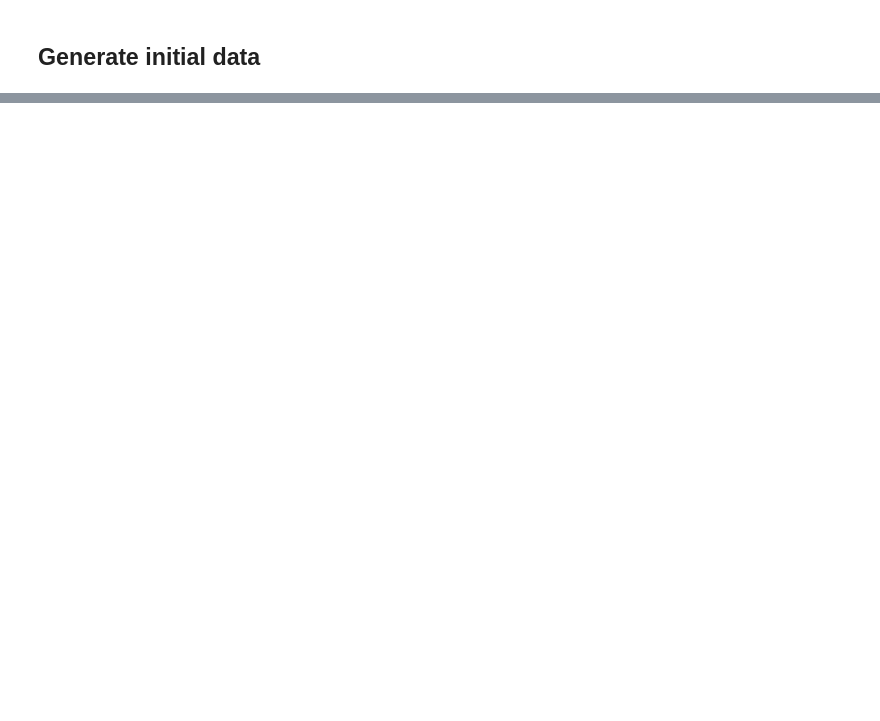
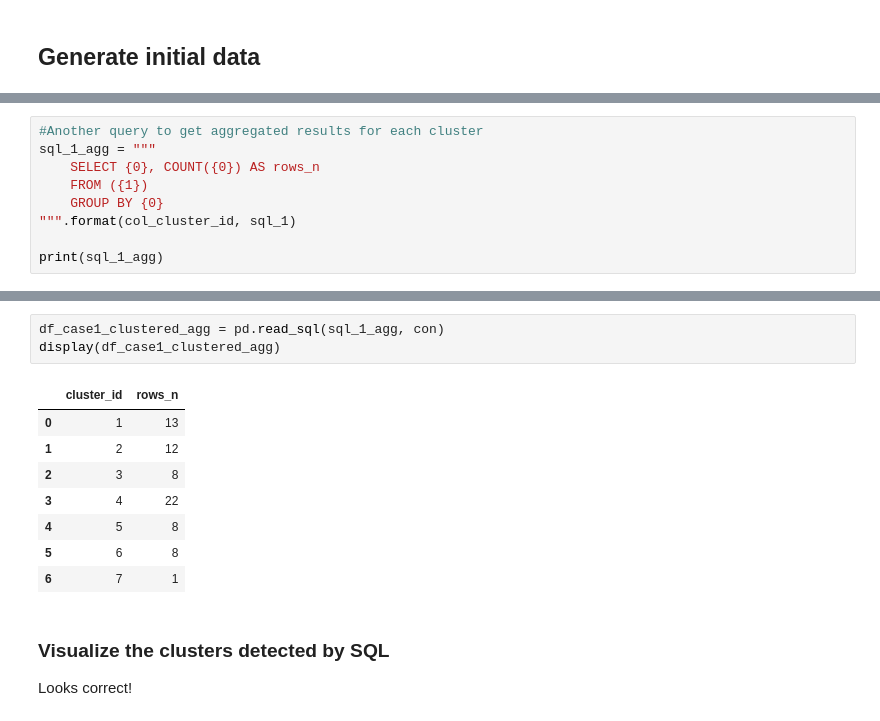
Before and after one commit to mikaelahonen/sql-clustering, a Jupyter notebook: sql-clustering.ipynb, the cells around one changed output, grey strips where cells are left out. Drawn from its saved outputs; the diff is of its cells as text; blank space fills up the shorter version.

```diff
--- a/sql-clustering.ipynb
+++ b/sql-clustering.ipynb
@@ -149,0 +286,9 @@ pass
+# %%
+#Another query to get aggregated results for each cluster
+sql_1_agg = """
+    SELECT {0}, COUNT({0}) AS rows_n
+    FROM ({1})
+    GROUP BY {0}
+""".format(col_cluster_id, sql_1)
+
+print(sql_1_agg)
@@ -149,0 +309,15 @@ pass
+# %%
+df_case1_clustered_agg = pd.read_sql(sql_1_agg, con)
+display(df_case1_clustered_agg)
+# %% [output]
+|  | cluster_id | rows_n |
+| 0 | 1 | 13 |
+| 1 | 2 | 12 |
+| 2 | 3 | 8 |
+| 3 | 4 | 22 |
+| 4 | 5 | 8 |
+| 5 | 6 | 8 |
+| 6 | 7 | 1 |
+# %% [markdown]
+### Visualize the clusters detected by SQL
+Looks correct!
```
Also changed, not shown: parts of 34 cells of this notebook, 2 other files.
